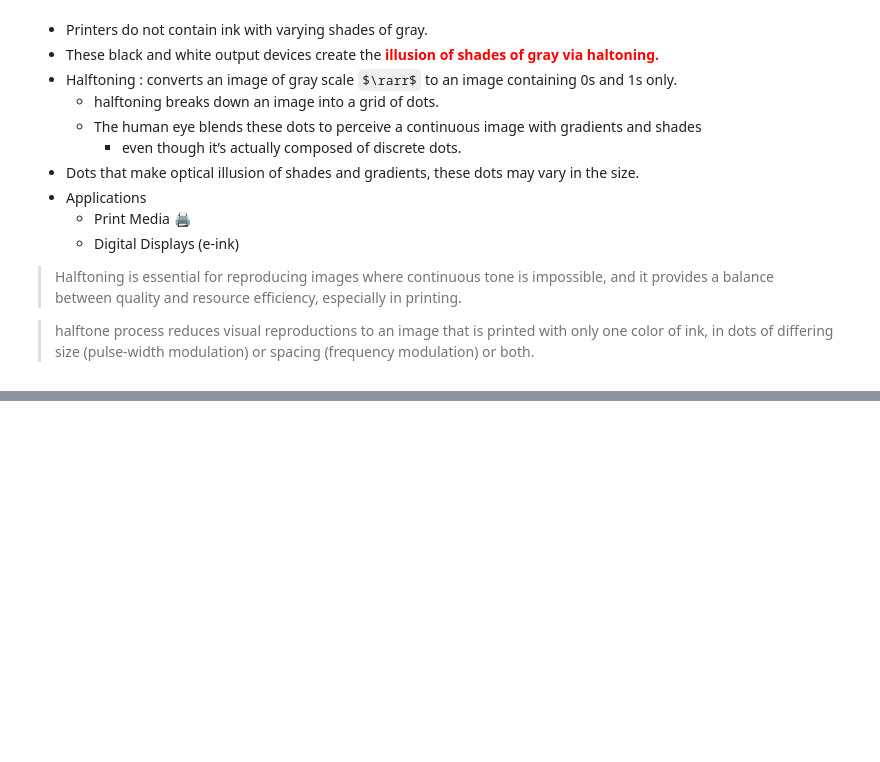
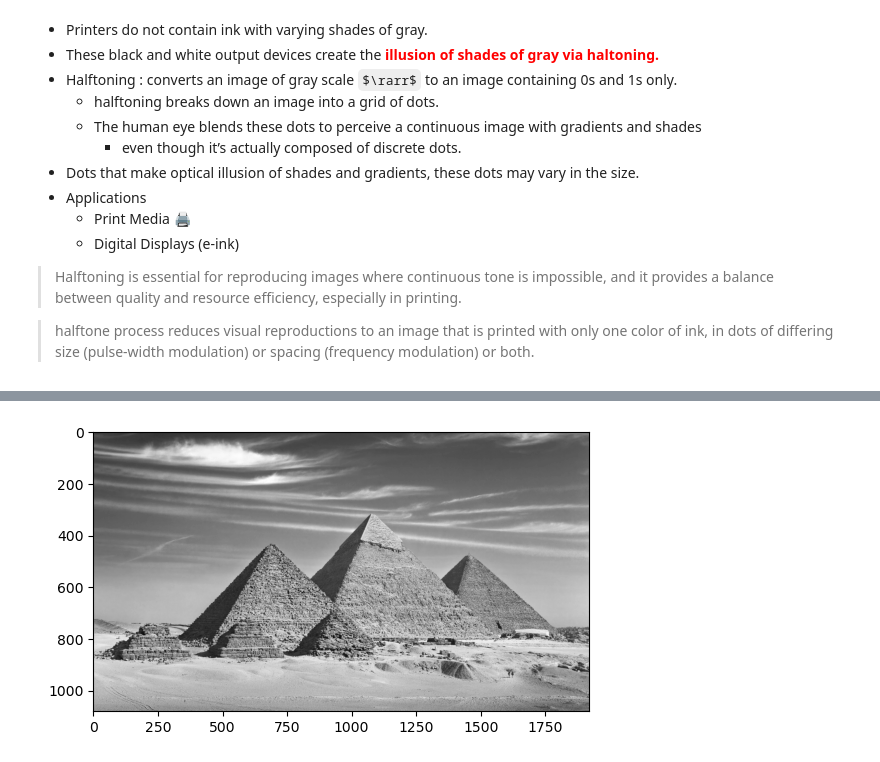
Before and after one commit to hossamAhmedSalah/Image_preprocessing, a Jupyter notebook: Halftoning/halftoning.ipynb, the cells around one changed output, grey strips where cells are left out. Drawn from its saved outputs; the diff is of its cells as text; code cells hidden in the pictures; some formulas as TeX source; blank space fills up the shorter version.

```diff
--- a/Halftoning/halftoning.ipynb
+++ b/Halftoning/halftoning.ipynb
@@ -48,0 +111,11 @@ Table of content
+# %%
+# function that turn the image to gray scale
+def RGB_to_gray(image):
+    # we can use this but some images may have a fourth channel
+    # return np.dot(img, [0.2989, 0.5870, 0.1140])
+    # but using img[..., :3] or img[:, :, :3] is taking care of this possibility
+
+    return np.dot(img[:, :, :3], [0.2989, 0.5870, 0.1140])
+plt.imshow(RGB_to_gray(img), cmap='gray');
+# %% [output]
+[figure, added]
```
Also changed, not shown: parts of 10 cells of this notebook.
